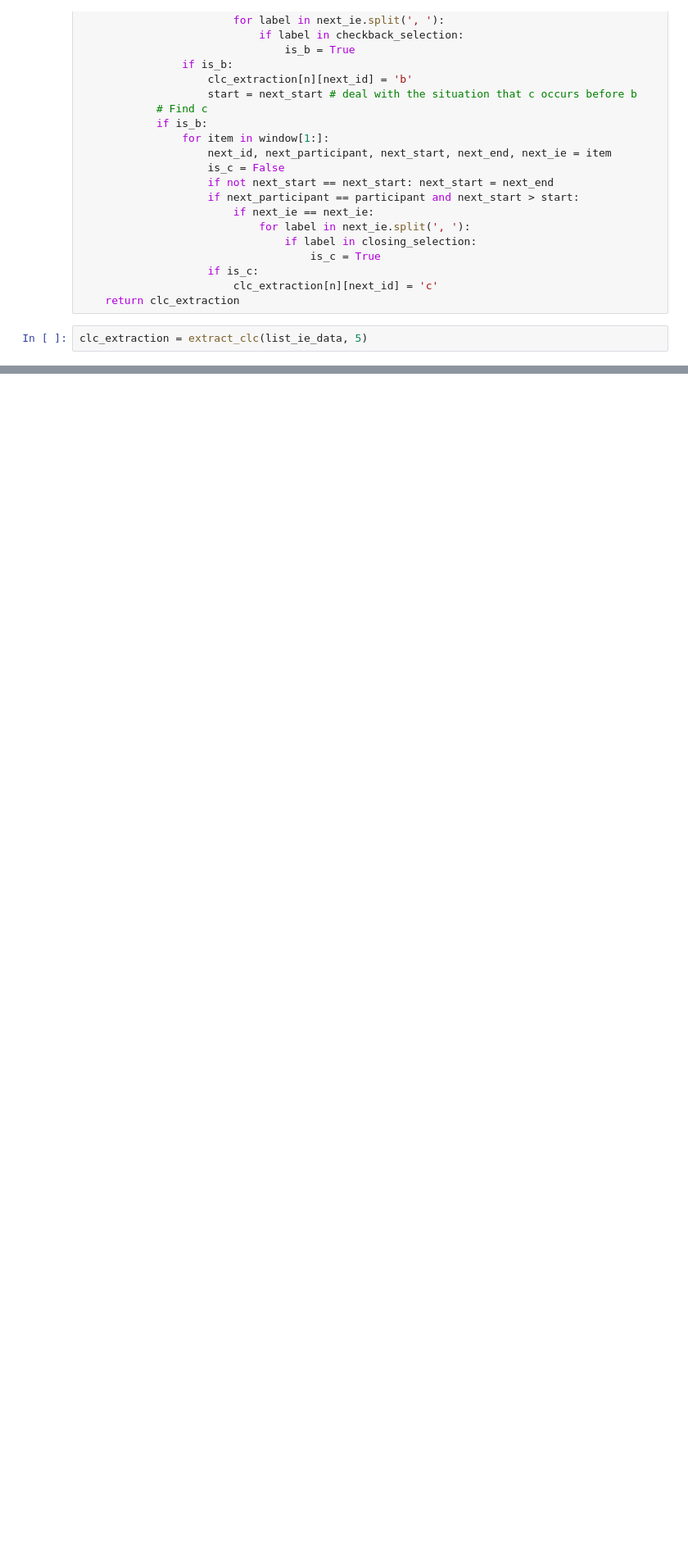
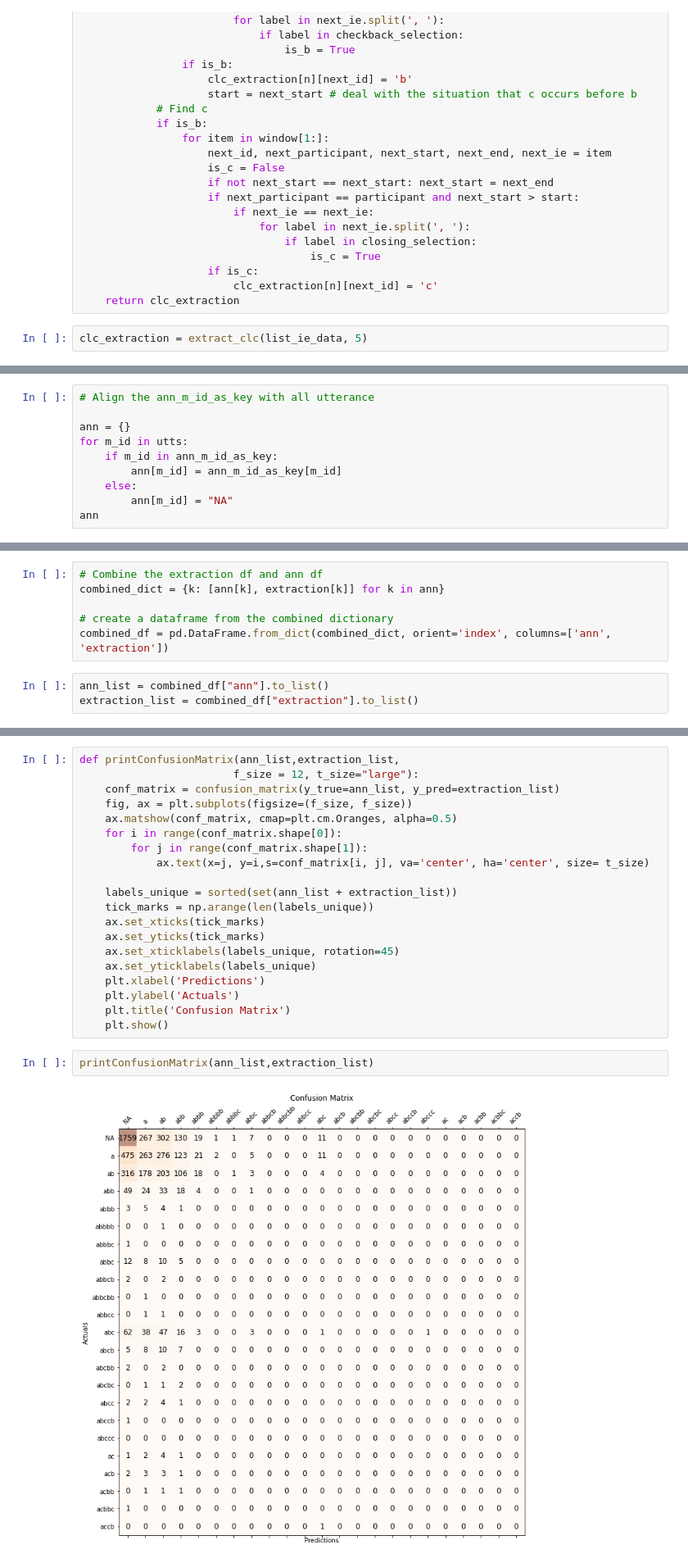
Before and after one commit to Yuweien/INFO699-clc-detection, a Jupyter notebook: clc_detection.ipynb, the cells around one changed output, grey strips where cells are left out. Shown at 82% size. Cells and saved outputs as stored; diff of their text form; blank space fills up the shorter version.

```diff
--- a/clc_detection.ipynb
+++ b/clc_detection.ipynb
@@ -96,0 +221,10 @@ clc_extraction
+# %%
+# Align the ann_m_id_as_key with all utterance
+
+ann = {}
+for m_id in utts:
+    if m_id in ann_m_id_as_key:
+        ann[m_id] = ann_m_id_as_key[m_id]
+    else:
+        ann[m_id] = "NA"
+ann
@@ -96,0 +249,9 @@ clc_extraction
+# %%
+# Combine the extraction df and ann df
+combined_dict = {k: [ann[k], extraction[k]] for k in ann}
+
+# create a dataframe from the combined dictionary
+combined_df = pd.DataFrame.from_dict(combined_dict, orient='index', columns=['ann', 'extraction'])
+# %%
+ann_list = combined_df["ann"].to_list()
+extraction_list = combined_df["extraction"].to_list()
@@ -96,0 +263,24 @@ clc_extraction
+# %%
+def printConfusionMatrix(ann_list,extraction_list,
+                        f_size = 12, t_size="large"):
+    conf_matrix = confusion_matrix(y_true=ann_list, y_pred=extraction_list)
+    fig, ax = plt.subplots(figsize=(f_size, f_size))
+    ax.matshow(conf_matrix, cmap=plt.cm.Oranges, alpha=0.5)
+    for i in range(conf_matrix.shape[0]):
+        for j in range(conf_matrix.shape[1]):
+            ax.text(x=j, y=i,s=conf_matrix[i, j], va='center', ha='center', size= t_size)
+
+    labels_unique = sorted(set(ann_list + extraction_list))
+    tick_marks = np.arange(len(labels_unique))
+    ax.set_xticks(tick_marks)
+    ax.set_yticks(tick_marks)
+    ax.set_xticklabels(labels_unique, rotation=45)
+    ax.set_yticklabels(labels_unique)
+    plt.xlabel('Predictions')
+    plt.ylabel('Actuals')
+    plt.title('Confusion Matrix')
+    plt.show()
+# %%
+printConfusionMatrix(ann_list,extraction_list)
+# %% [output]
+[figure, added]
```
Also changed, not shown: parts of 27 cells of this notebook, 39 other files.
